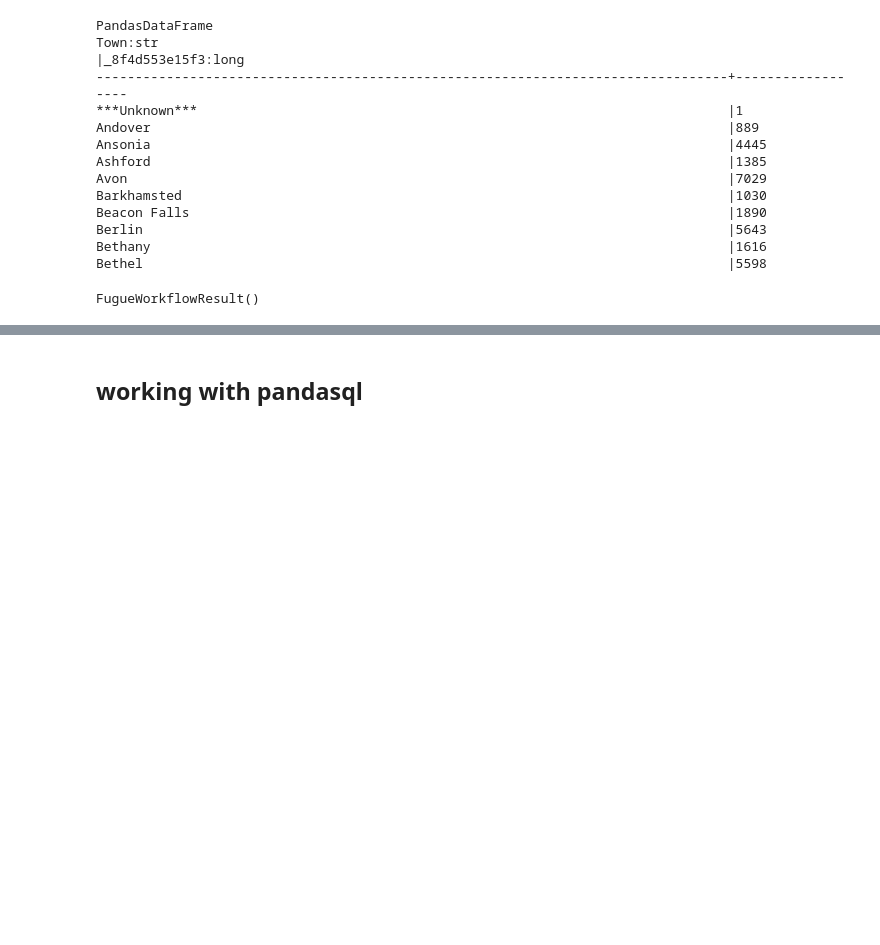
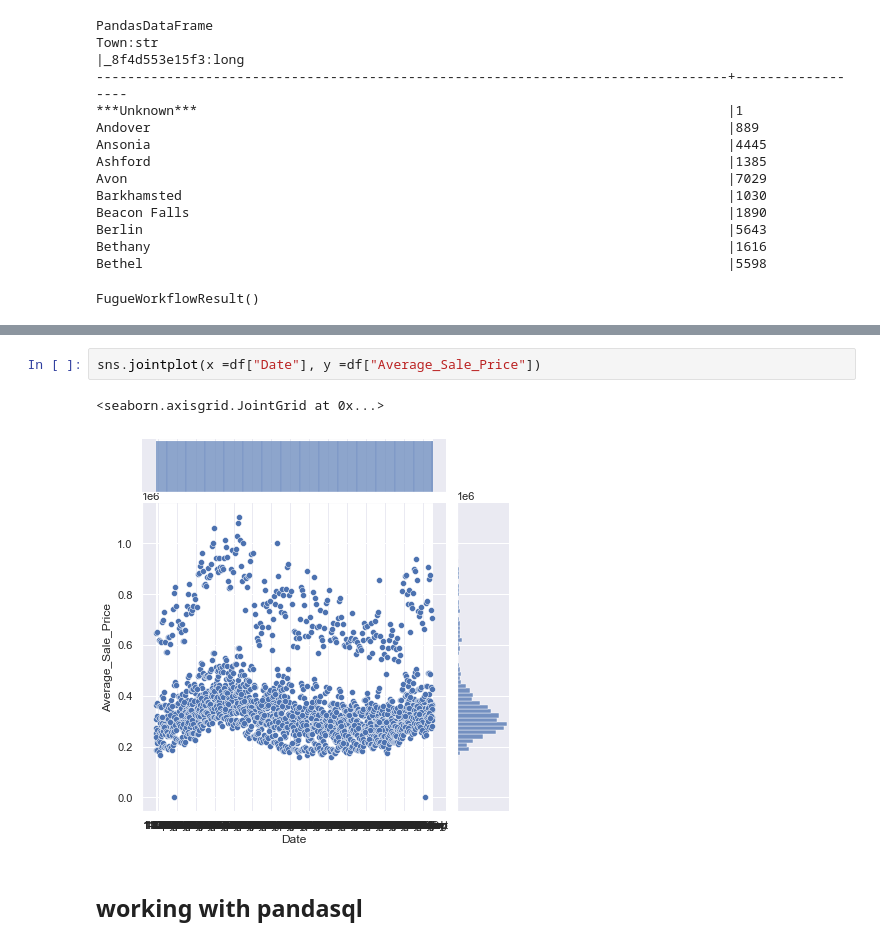
Before and after one commit to buzzpoint1/Final_project, a Jupyter notebook: final_project.ipynb, the cells around one changed output, grey strips where cells are left out. Cells and saved outputs as stored; diff of their text form; blank space fills up the shorter version.

```diff
--- a/final_project.ipynb
+++ b/final_project.ipynb
@@ -166,3 +241,8 @@ FugueWorkflowResult()
+# %%
+sns.jointplot(x =df["Date"], y =df["Average_Sale_Price"])
+# %% [output]
+<seaborn.axisgrid.JointGrid at 0x...>
+[figure, added]
 # %% [markdown]
 ## working with pandasql
 # %%
```
Also changed, not shown: parts of 13 cells of this notebook, 1 other file.
